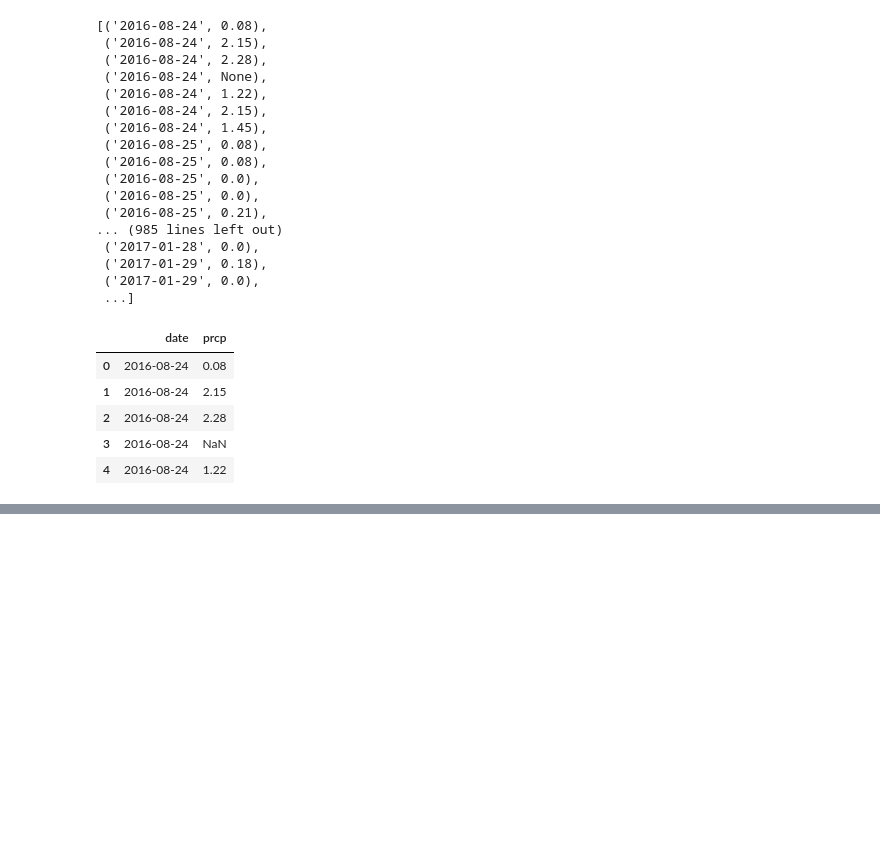
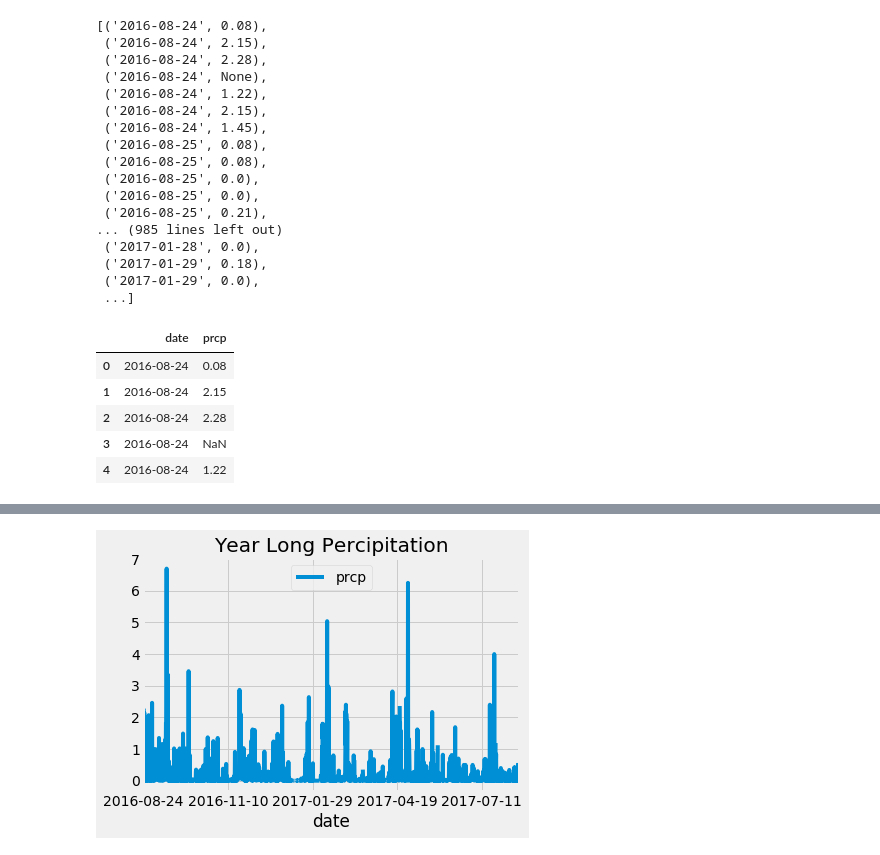
Before and after one commit to kariukbn23/sqlalchemy-challenge, a Jupyter notebook: SqlAlch.ipynb, the cells around one changed output, grey strips where cells are left out. Drawn from its saved outputs; the diff is of its cells as text; code cells hidden in the pictures; blank space fills up the shorter version.

```diff
--- a/SqlAlch.ipynb
+++ b/SqlAlch.ipynb
@@ -141,0 +152,4 @@ LastYear_PrcpData_df.head()
+# %%
+#Sort the dataframe by date
+LastYear_PrcpData_df = LastYear_PrcpData_df.sort_index(ascending = True)
+LastYear_PrcpData_df.head(15)
@@ -141,0 +174,7 @@ LastYear_PrcpData_df.head()
+# %%
+#Plot pandas df using the data above
+LastYear_PrcpData_df.plot(title="Year Long Percipitation")
+plt.legend(loc='upper center')
+plt.show()
+# %% [output]
+[figure, added]
```
Also changed, not shown: parts of 5 cells of this notebook.
